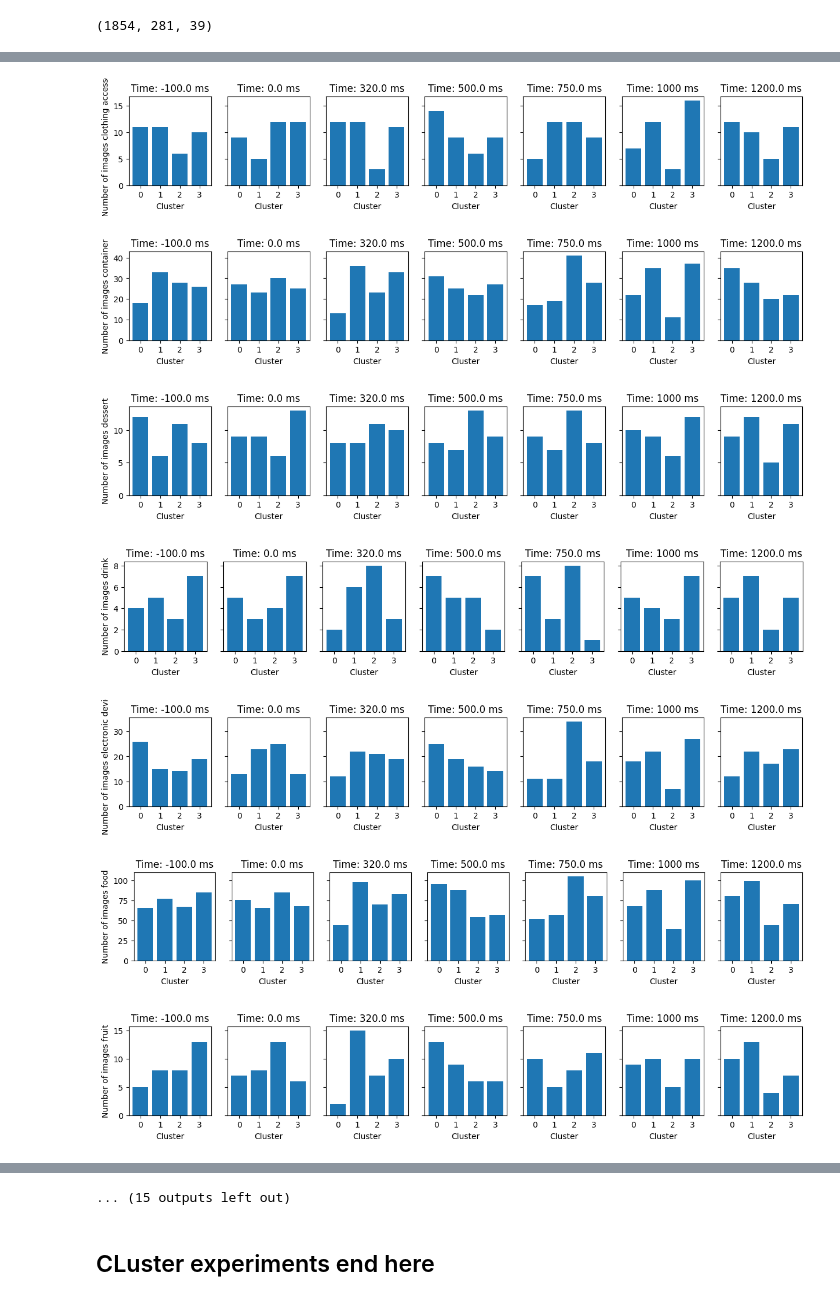
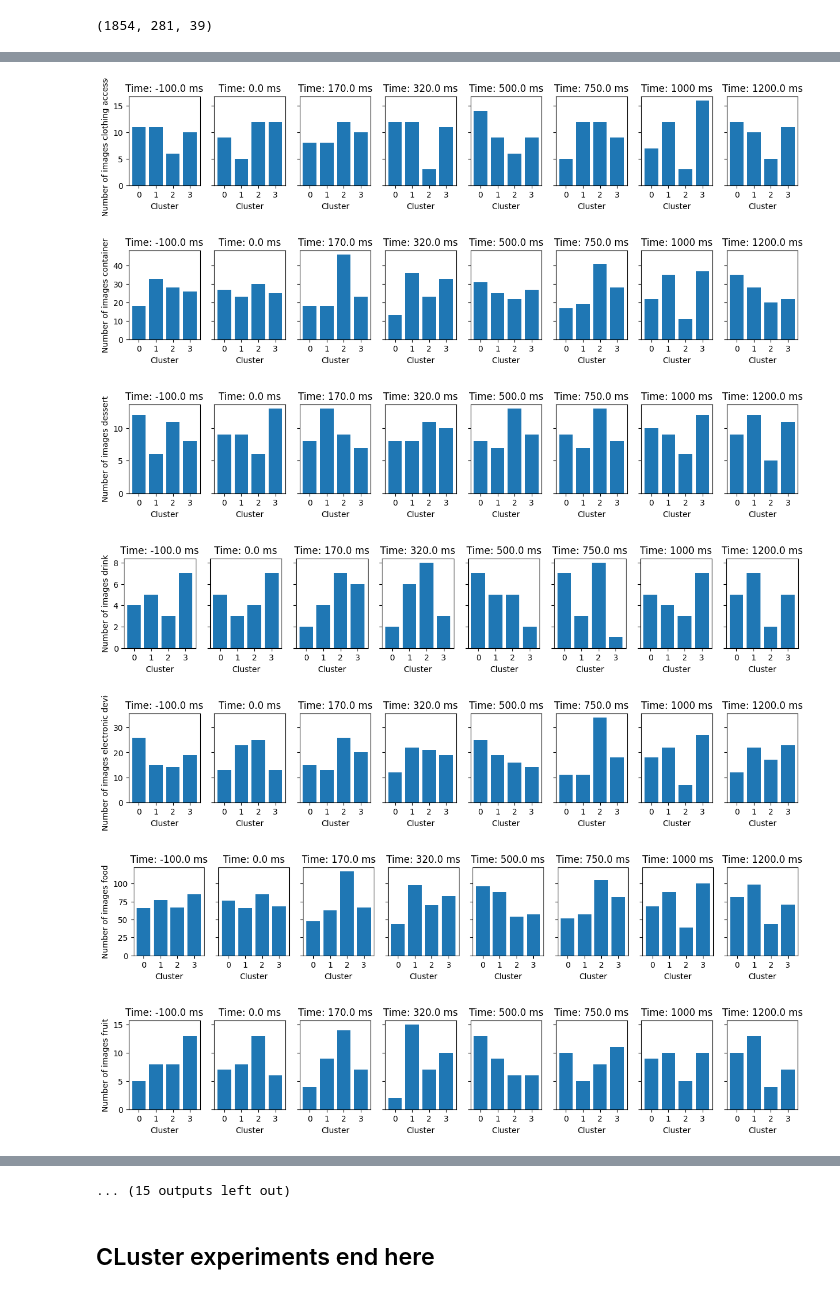
Before and after one commit to AtharvSuryawanshi/Neural-Representations-using-Things-Database, a Jupyter notebook: clust_meg.ipynb, the cells around one changed output, grey strips where cells are left out. Saved outputs shown, nothing was run; the diff lists cells and outputs as text; code cells hidden in the pictures.

```diff
--- a/clust_meg.ipynb
+++ b/clust_meg.ipynb
@@ -114,7 +114,7 @@ average_concept_epochs.shape
 #     stdev = average_concept_epochs[:,channel,:].std()
 #     average_concept_epochs[:,channel,:] = (average_concept_epochs[:,channel,:] - mean) / stdev
 # %%
-times = [-0.1,0.0, 0.320, 0.5, 0.75, 1, 1.2]
+times = [-0.1,0.0,0.170, 0.320, 0.5, 0.75, 1, 1.2]
 f, axes = plt.subplots(1, len(times), sharex=True, sharey = True, figsize=(15, 2))
 for i,t in enumerate(times):
     index = epochs.times == t
@@ -131,9 +131,9 @@ for i,t in enumerate(times):
 
     from sklearn.decomposition import PCA
     import matplotlib.pyplot as plt
-s
+
     # Reduce to 2D for visualization
-    pca = PCA(n_components=2)
+    pca = PCA(n_components=2, random_state= 42)
     data_2d = pca.fit_transform(data)
     # print(data_2d.shape)
     axes[i].scatter(data_2d[:, 0], data_2d[:, 1], c=labels, cmap='viridis')
@@ -212,7 +148,7 @@ plt.show()
 from tqdm import tqdm
 category27 = pd.read_csv('category27_manual.tsv', sep='\t')
 for category_name in tqdm(category27.columns):
-    times = [-0.1,0.0, 0.320, 0.5, 0.75, 1, 1.2]
+    times = [-0.1,0.0, 0.170, 0.320, 0.5, 0.75, 1, 1.2]
     # category_name = 'animal'
     f, axes = plt.subplots(1, len(times), sharex=True, sharey = True, figsize=(15, 2))
 
@@ -220,7 +156,7 @@ for category_name in tqdm(category27.columns):
         index = epochs.times == t
         data = average_concept_epochs[:, index, :].squeeze()
         # print(data.shape)
-        kmeans = KMeans(n_clusters=2).fit(data)
+        kmeans = KMeans(n_clusters=2, random_state= 42).fit(data)
         labels = kmeans.labels_
         # Get cluster centers
         centers = kmeans.cluster_centers_  # Shape: (2, 39)
@@ -255,6 +191,6 @@ for category_name in tqdm(category27.columns):
 ... (15 outputs left out)
 # %%
-times = [-0.1,0.0, 0.320, 0.5, 0.75, 1, 1.2]
+times = [-0.1,0.0, 0.170, 0.320, 0.5, 0.75, 1, 1.2]
 f, axes = plt.subplots(1, len(times), sharex=True, sharey = True, figsize=(15, 2))
 for i,t in enumerate(times):
     index = epochs.times == t
@@ -270,7 +206,7 @@ for i,t in enumerate(times):
     index_2 = np.where(labels == 2)[0]
     index_3 = np.where(labels == 3)[0]
 
-    pca = PCA(n_components=2)
+    pca = PCA(n_components=2, random_state= 42)
     data_2d = pca.fit_transform(data)
     axes[i].scatter(data_2d[index_0, 0], data_2d[index_0, 1], c='red', label='Cluster 0', alpha=0.5)
     axes[i].scatter(data_2d[index_1, 0], data_2d[index_1, 1], c='blue', label='Cluster 1', alpha=0.5)
@@ -287,7 +223,6 @@ plt.show()
 from tqdm import tqdm
 category27 = pd.read_csv('category27_manual.tsv', sep='\t')
 for category_name in tqdm(category27.columns):
-    times = [-0.1,0.0, 0.320, 0.5, 0.75, 1, 1.2]
     # category_name = 'animal'
     f, axes = plt.subplots(1, len(times), sharex=True, sharey = True, figsize=(15, 2))
     for i,t in tqdm(enumerate(times)):
@@ -322,7 +257,7 @@ for category_name in tqdm(category27.columns):
-[figure, old version]
+[figure, new version]
-[figure, old version]
+[figure, new version]
-[figure, old version]
+[figure, new version]
-[figure, old version]
+[figure, new version]
-[figure, old version]
+[figure, new version]
-[figure, old version]
+[figure, new version]
-[figure, old version]
+[figure, new version]
```
Also changed, not shown: parts of 7 cells of this notebook.
